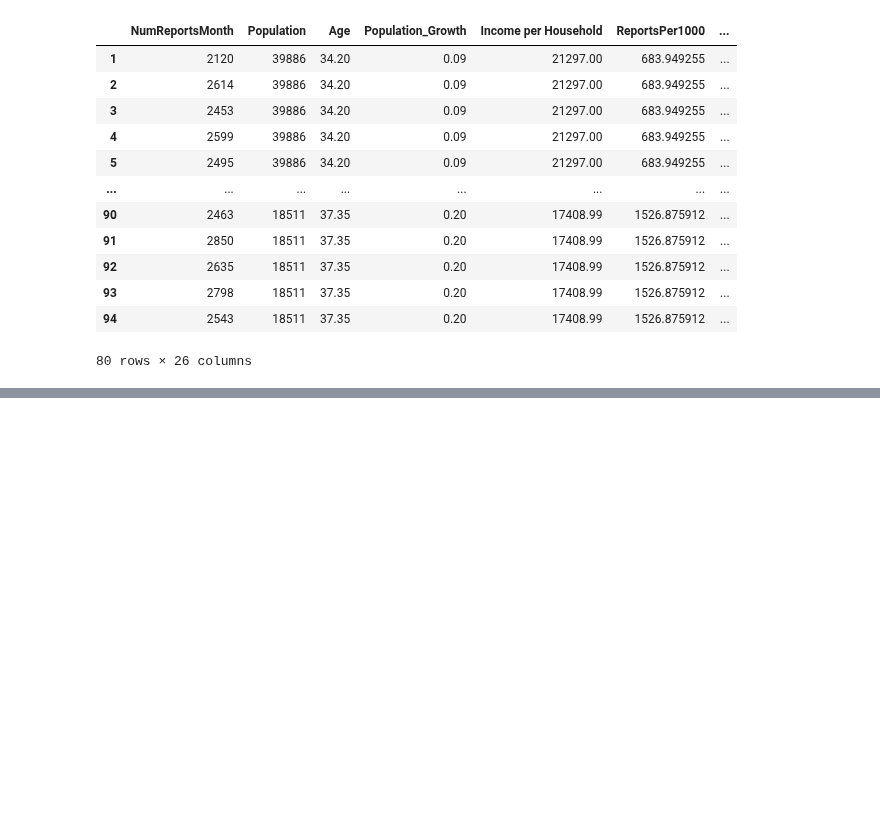
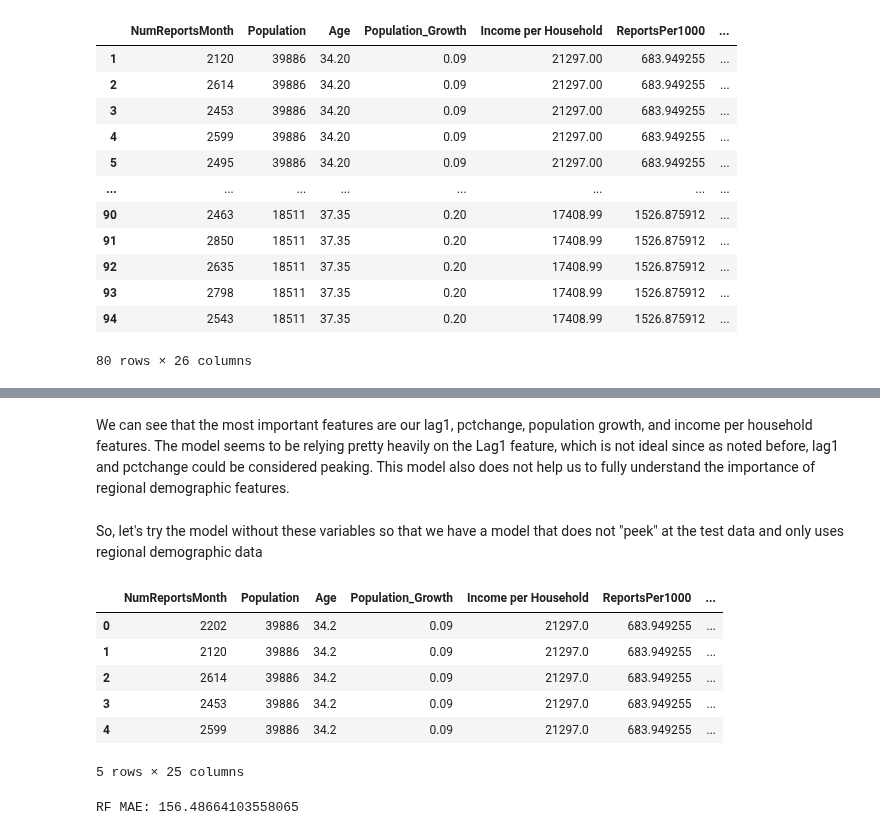
Before and after one commit to yarbschris/ds-final, a Jupyter notebook: finalProject.ipynb, the cells around one changed output, grey strips where cells are left out. Saved outputs shown, nothing was run; the diff lists cells and outputs as text; code cells hidden in the pictures; blank space fills up the shorter version.

```diff
--- a/finalProject.ipynb
+++ b/finalProject.ipynb
@@ -922,0 +933,35 @@ plt.show()
+# %% [markdown]
+We can see that the most important features are our lag1, pctchange, population growth, and income per household features. The model seems to be relying pretty heavily on the Lag1 feature, which is not ideal since as noted before, lag1 and pctchange could be considered peaking. This model also does not help us to fully understand the importance of regional demographic features.
+# %% [markdown]
+So, let's try the model without these variables so that we have a model that does not "peek" at the test data and only uses regional demographic data
+# %%
+# Copy our original dataframe so we do not lose data that was neccessary to drop for the lag variable calculations
+dfNoPeek = monthlyDF.copy()
+
+# Drop December since we do not have enough data to include that in our model
+dfNoPeek = dfNoPeek.drop(dfNoPeek.loc[dfNoPeek["Occurred_Month"] == 12].index, axis=0)
+
+dfNoPeek = pd.get_dummies(dfNoPeek, columns=["Occurred_Month"], prefix="Month")
+dfNoPeek = pd.get_dummies(dfNoPeek, columns=["District"], prefix="District")
+
+dfNoPeek.head()
+# %% [output]
+|  | NumReportsMonth | Population | Age | Population_Growth | Income per Household | ReportsPer1000 | ... |
+| 0 | 2202 | 39886 | 34.2 | 0.09 | 21297.0 | 683.949255 | ... |
+| 1 | 2120 | 39886 | 34.2 | 0.09 | 21297.0 | 683.949255 | ... |
+| 2 | 2614 | 39886 | 34.2 | 0.09 | 21297.0 | 683.949255 | ... |
+| 3 | 2453 | 39886 | 34.2 | 0.09 | 21297.0 | 683.949255 | ... |
+| 4 | 2599 | 39886 | 34.2 | 0.09 | 21297.0 | 683.949255 | ... |
+5 rows × 25 columns
+# %%
+featuresNoPeek = ['Population', 'Age', 'Population_Growth', 'Income per Household', 'Month_2', 'Month_3', 'Month_4', 'Month_5', 'Month_6', 'Month_7', 'Month_8', 'Month_9', 'Month_10', 'Month_11', 'District_1', 'District_2', 'District_3', 'District_4', 'District_5', 'District_6', 'District_7', 'District_8']
+X = dfNoPeek[featuresNoPeek]
+y = dfNoPeek['NumReportsMonth']
+xTrain, xTest, yTrain, yTest = train_test_split(X, y, train_size=.8, random_state=0)
+
+rf.fit(xTrain, yTrain)
+rfPred = rf.predict(xTest)
+
+print("RF MAE:", mean_absolute_error(yTest, rfPred))
+# %% [output]
+RF MAE: 156.48664103558065
```
Also changed, not shown: parts of 24 cells of this notebook, 1 other file.
